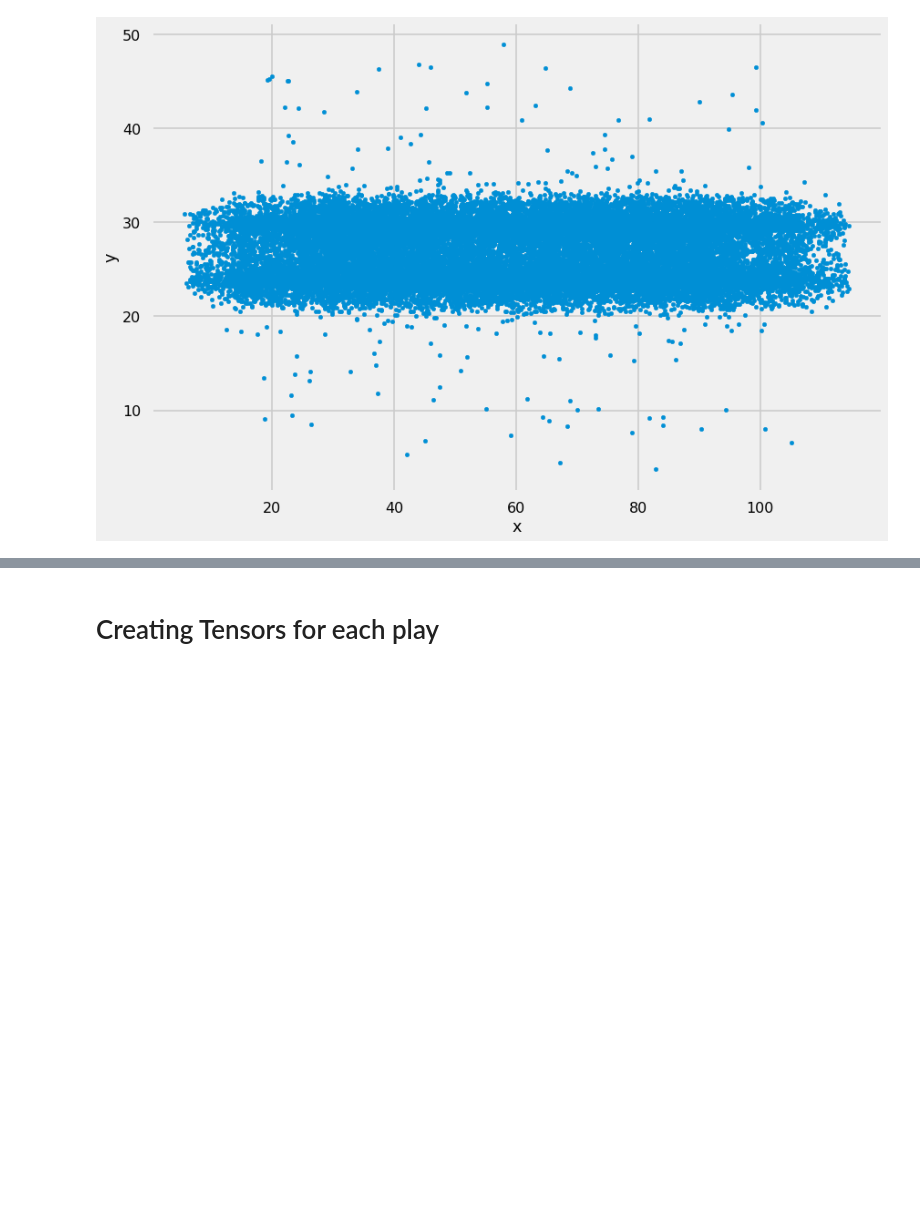
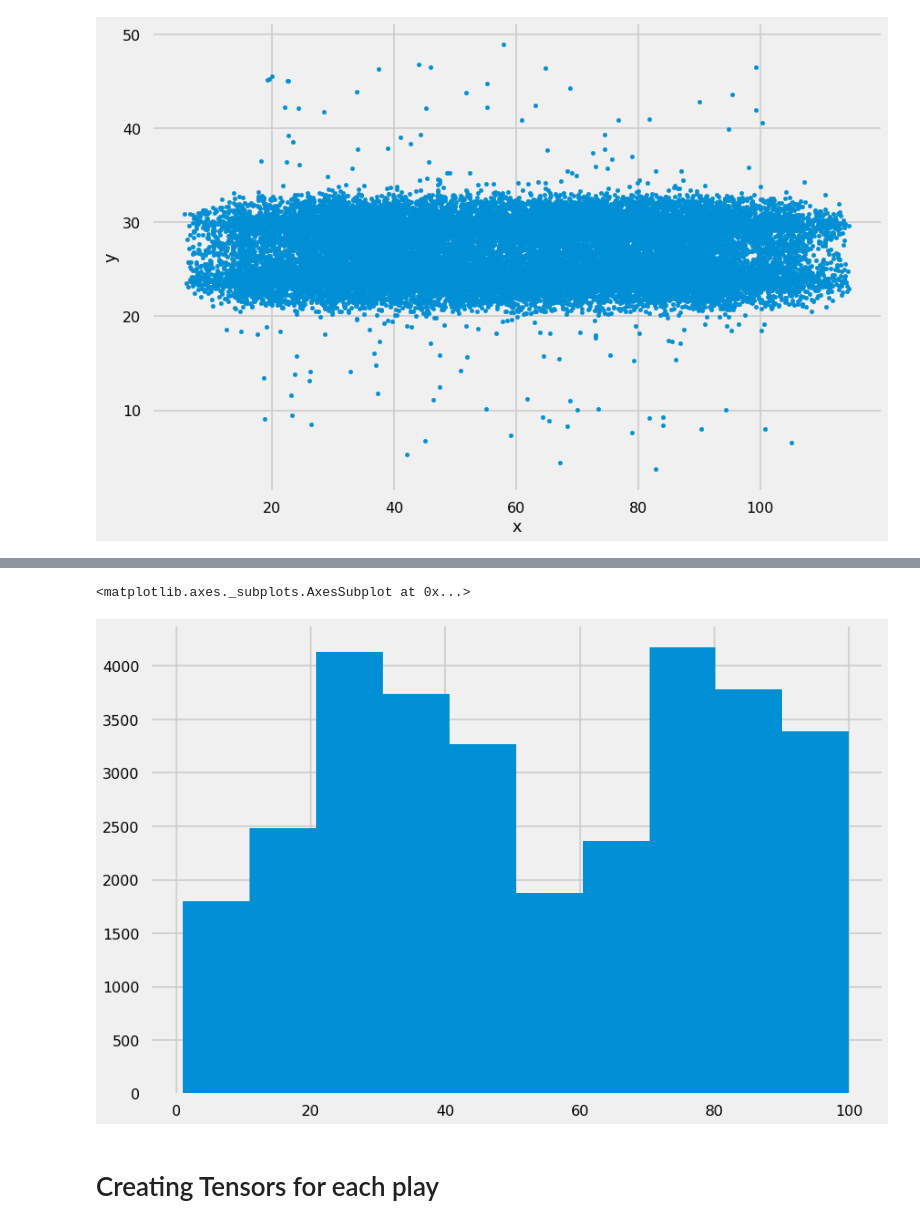
Before and after one commit to acoco10/nfl_big_data_bowl, a Jupyter notebook: data_cleaning_notebook.ipynb, the cells around one changed output, grey strips where cells are left out. Drawn from its saved outputs; the diff is of its cells as text; code cells hidden in the pictures; blank space fills up the shorter version.

```diff
--- a/data_cleaning_notebook.ipynb
+++ b/data_cleaning_notebook.ipynb
@@ -244,2 +247,4 @@ df.playid.apply(play_direction)
+# %%
+dfrb = df[df.is_rusher == True]
 # %%
 # %% [output]
@@ -247,3 +288,8 @@ KeyError: 'Columns not found: False, True'
+# %%
+dfrb.yards_from_goalline.hist()
+# %% [output]
+<matplotlib.axes._subplots.AxesSubplot at 0x...>
+[figure, added]
 # %% [markdown]
 # Creating Tensors for each play
 # %%
```
Also changed, not shown: parts of 14 cells of this notebook.
